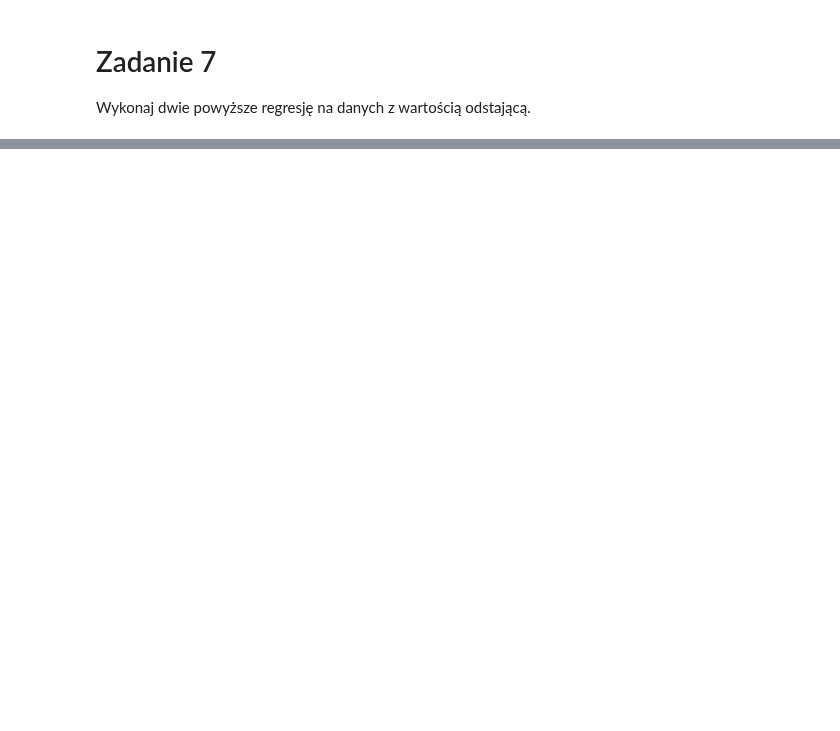
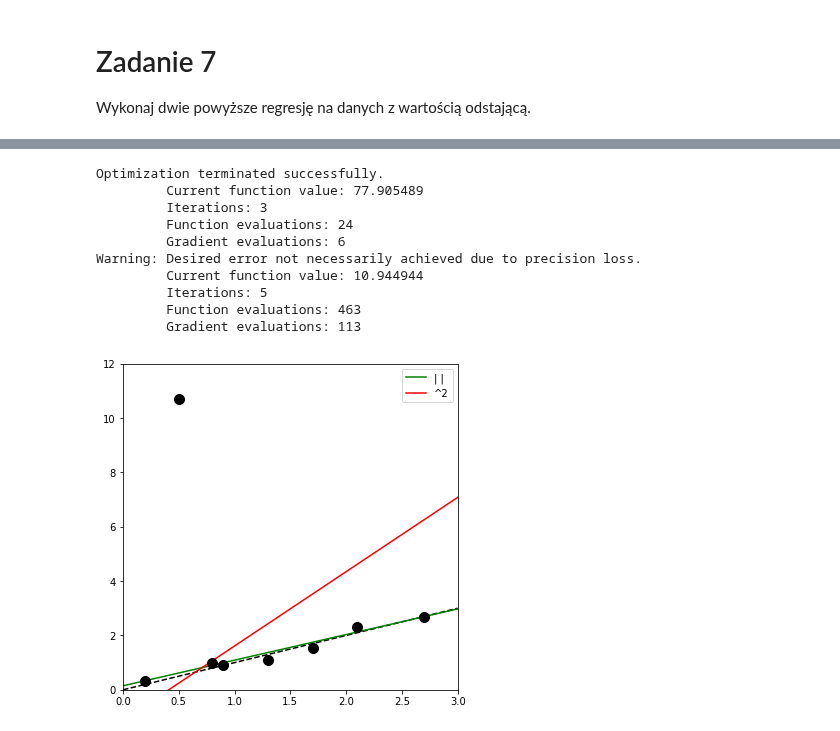
Before and after one commit to przem85/bootcamp, a Jupyter notebook: statistics/D09_Z01_R.ipynb, the cells around one changed output, grey strips where cells are left out. Saved outputs shown, nothing was run; the diff lists cells and outputs as text; code cells hidden in the pictures; blank space fills up the shorter version.

```diff
--- a/statistics/D09_Z01_R.ipynb
+++ b/statistics/D09_Z01_R.ipynb
@@ -267,0 +295,36 @@ points = np.column_stack((x,y))
+# %%
+x0 = np.asarray((0, 0))  # Initial guess.
+a, b = optimize.fmin_cg(compute_error, x0)
+
+
+x0 = np.asarray((0, 0))  # Initial guess.
+a1, b1 = optimize.fmin_cg(compute_error_1, x0)
+
+
+f_lr = lambda x: a * x + b
+f_lr1 = lambda x: a1 * x + b1
+
+x_f_lr = np.linspace(0., 3, 200)
+y_f_lr1 = f_lr1(x_tr)
+plt.figure(figsize=(6,6));
+axes = plt.gca()
+axes.set_xlim([0,3])
+axes.set_ylim([0,12])
+plt.plot(x_tr, y_tr, '--k');
+plt.plot(x_f_lr, y_f_lr1, 'g', label = "| |")
+plt.plot(x_f_lr, y_f_lr, 'r', label = "^2")
+plt.plot(x, y, 'ok', ms=10);
+plt.legend()
+plt.show()
+# %% [output]
+Optimization terminated successfully.
+         Current function value: 77.905489
+         Iterations: 3
+         Function evaluations: 24
+         Gradient evaluations: 6
+Warning: Desired error not necessarily achieved due to precision loss.
+         Current function value: 10.944944
+         Iterations: 5
+         Function evaluations: 463
+         Gradient evaluations: 113
+[figure, added]
```
Also changed, not shown: parts of 12 cells of this notebook.
